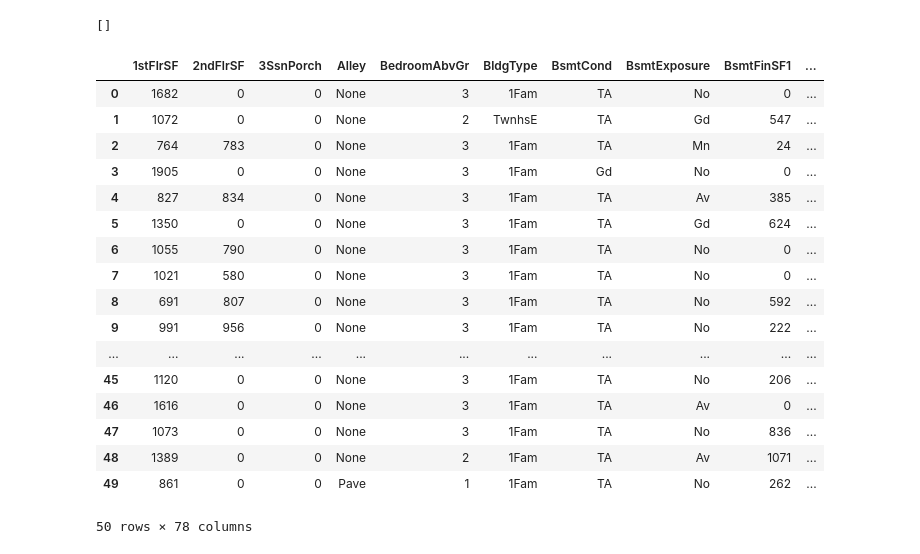
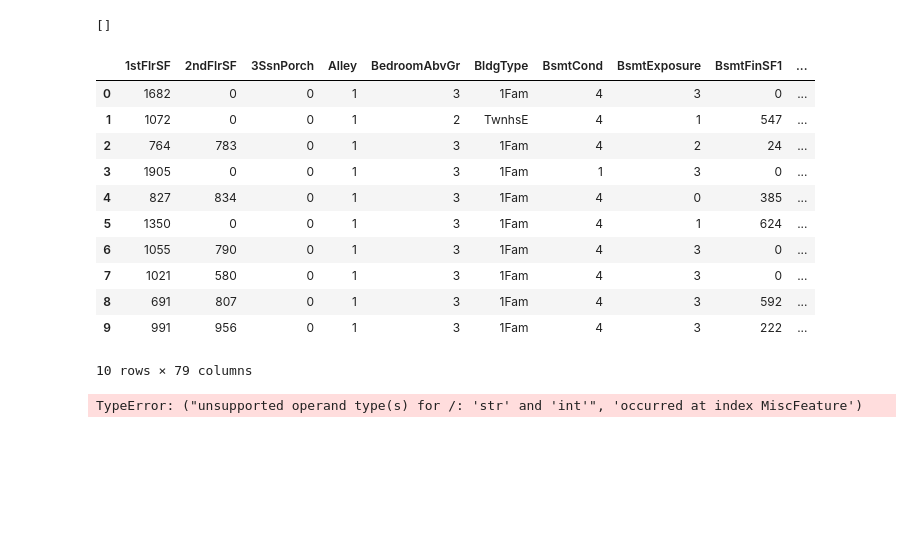
Before and after one commit to diningPhilosopher64/HousePricePrediction, a Jupyter notebook: Untitled.ipynb, the cells around one changed output. Drawn from its saved outputs; the diff is of its cells as text; code cells hidden in the pictures; blank space fills up the shorter version.

```diff
--- a/Untitled.ipynb
+++ b/Untitled.ipynb
@@ -723,24 +724,18 @@ all_data['MSSubClass'] = all_data['MSSubClass'].fillna("None")
 all_data.columns[all_data.isnull().any()].tolist()
 # %% [output]
 []
-# %%
-all_data[:50]
-# %% [output]
-|  | 1stFlrSF | 2ndFlrSF | 3SsnPorch | Alley | BedroomAbvGr | BldgType | BsmtCond | BsmtExposure | BsmtFinSF1 | ... |
-| 0 | 1682 | 0 | 0 | None | 3 | 1Fam | TA | No | 0 | ... |
-| 1 | 1072 | 0 | 0 | None | 2 | TwnhsE | TA | Gd | 547 | ... |
-| 2 | 764 | 783 | 0 | None | 3 | 1Fam | TA | Mn | 24 | ... |
-| 3 | 1905 | 0 | 0 | None | 3 | 1Fam | Gd | No | 0 | ... |
-| 4 | 827 | 834 | 0 | None | 3 | 1Fam | TA | Av | 385 | ... |
-| 5 | 1350 | 0 | 0 | None | 3 | 1Fam | TA | Gd | 624 | ... |
-| 6 | 1055 | 790 | 0 | None | 3 | 1Fam | TA | No | 0 | ... |
-| 7 | 1021 | 580 | 0 | None | 3 | 1Fam | TA | No | 0 | ... |
-| 8 | 691 | 807 | 0 | None | 3 | 1Fam | TA | No | 592 | ... |
-| 9 | 991 | 956 | 0 | None | 3 | 1Fam | TA | No | 222 | ... |
-| ... | ... | ... | ... | ... | ... | ... | ... | ... | ... | ... |
-| 45 | 1120 | 0 | 0 | None | 3 | 1Fam | TA | No | 206 | ... |
-| 46 | 1616 | 0 | 0 | None | 3 | 1Fam | TA | Av | 0 | ... |
-| 47 | 1073 | 0 | 0 | None | 3 | 1Fam | TA | No | 836 | ... |
-| 48 | 1389 | 0 | 0 | None | 2 | 1Fam | TA | Av | 1071 | ... |
-| 49 | 861 | 0 | 0 | Pave | 1 | 1Fam | TA | No | 262 | ... |
-50 rows × 78 columns
+# %%
+train[:10]
+# %% [output]
+|  | 1stFlrSF | 2ndFlrSF | 3SsnPorch | Alley | BedroomAbvGr | BldgType | BsmtCond | BsmtExposure | BsmtFinSF1 | ... |
+| 0 | 1682 | 0 | 0 | 1 | 3 | 1Fam | 4 | 3 | 0 | ... |
+| 1 | 1072 | 0 | 0 | 1 | 2 | TwnhsE | 4 | 1 | 547 | ... |
+| 2 | 764 | 783 | 0 | 1 | 3 | 1Fam | 4 | 2 | 24 | ... |
+| 3 | 1905 | 0 | 0 | 1 | 3 | 1Fam | 1 | 3 | 0 | ... |
+| 4 | 827 | 834 | 0 | 1 | 3 | 1Fam | 4 | 0 | 385 | ... |
+| 5 | 1350 | 0 | 0 | 1 | 3 | 1Fam | 4 | 1 | 624 | ... |
+| 6 | 1055 | 790 | 0 | 1 | 3 | 1Fam | 4 | 3 | 0 | ... |
+| 7 | 1021 | 580 | 0 | 1 | 3 | 1Fam | 4 | 3 | 0 | ... |
+| 8 | 691 | 807 | 0 | 1 | 3 | 1Fam | 4 | 3 | 592 | ... |
+| 9 | 991 | 956 | 0 | 1 | 3 | 1Fam | 4 | 3 | 222 | ... |
+10 rows × 79 columns
@@ -746,0 +788,10 @@ all_data[:50]
+# %%
+numeric_feats = all_data.dtypes[all_data.dtypes != "object"].index
+
+# Check the skew of all numerical features
+skewed_feats = all_data[numeric_feats].apply(lambda x: skew(x.dropna())).sort_values(ascending=False)
+print("\nSkew in numerical features: \n")
+skewness = pd.DataFrame({'Skew' :skewed_feats})
+skewness.head(10)
+# %% [output]
+TypeError: ("unsupported operand type(s) for /: 'str' and 'int'", 'occurred at index MiscFeature')
```
Also changed, not shown: parts of 23 cells of this notebook.
